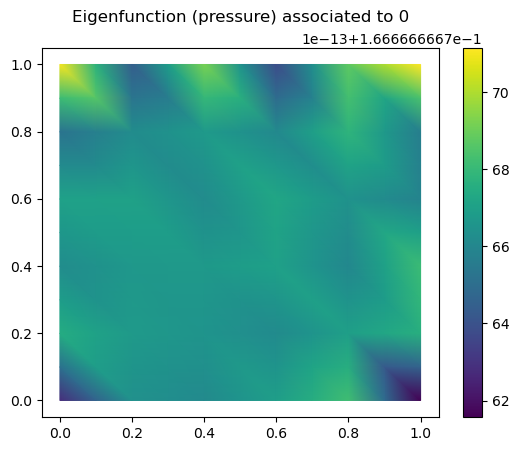
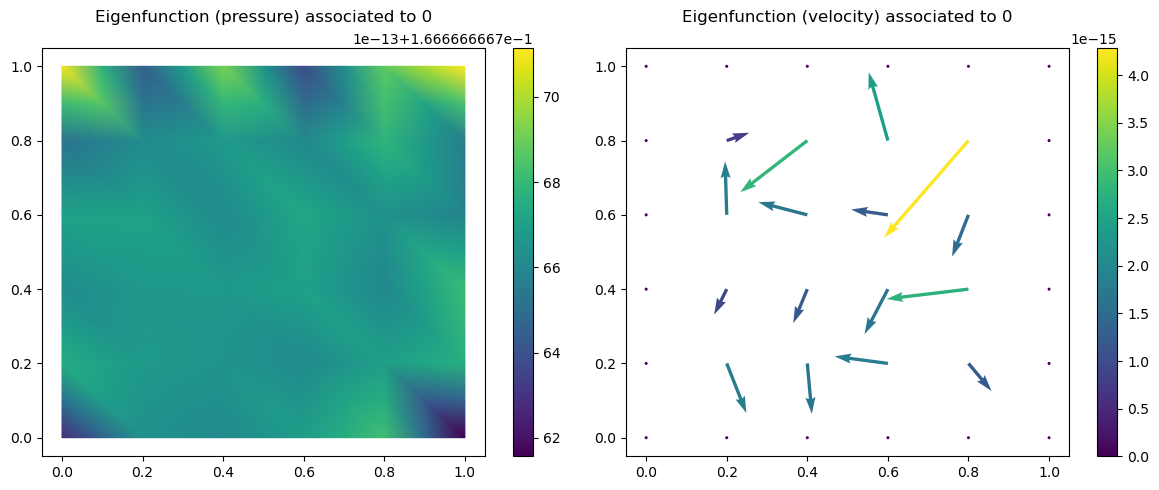
Code edit (unified diff) that turned the first committed figure into the second:
--- before
+++ after
@@ -48,17 +48,18 @@
 ps = Function(Q, val=true_nullspace[-Qdim:,0])
 
-# Plot eigenmode
-fig, ax = plt.subplots()
-q = tripcolor(ps, axes=ax)
-plt.colorbar(q)
-plt.title('Eigenfunction (pressure) associated to 0\n')
-
 # Pick the first Vdim entries, i.e. the ones associated to the pressure space
 Vdim = V.dim()
 us = Function(V, val=true_nullspace[:Vdim,0])
 
-# Plot eigenmode
-fig, ax = plt.subplots()
-q = quiver(us, axes=ax)
-plt.colorbar(q)
-plt.title('Eigenfunction (velocity) associated to 0\n')
+# Plot eigenmodes
+fig, ax = plt.subplots(1, 2, figsize=(12, 5))
+
+col0 = tripcolor(ps, axes=ax[0])
+fig.colorbar(col0, ax=ax[0])
+ax[0].set_title('Eigenfunction (pressure) associated to 0\n')
+
+col1 = quiver(us, axes=ax[1])
+fig.colorbar(col1, ax=ax[1])
+ax[1].set_title('Eigenfunction (velocity) associated to 0\n')
+
+plt.tight_layout()

Commit: lab 6, 7, 8 completed + refinements